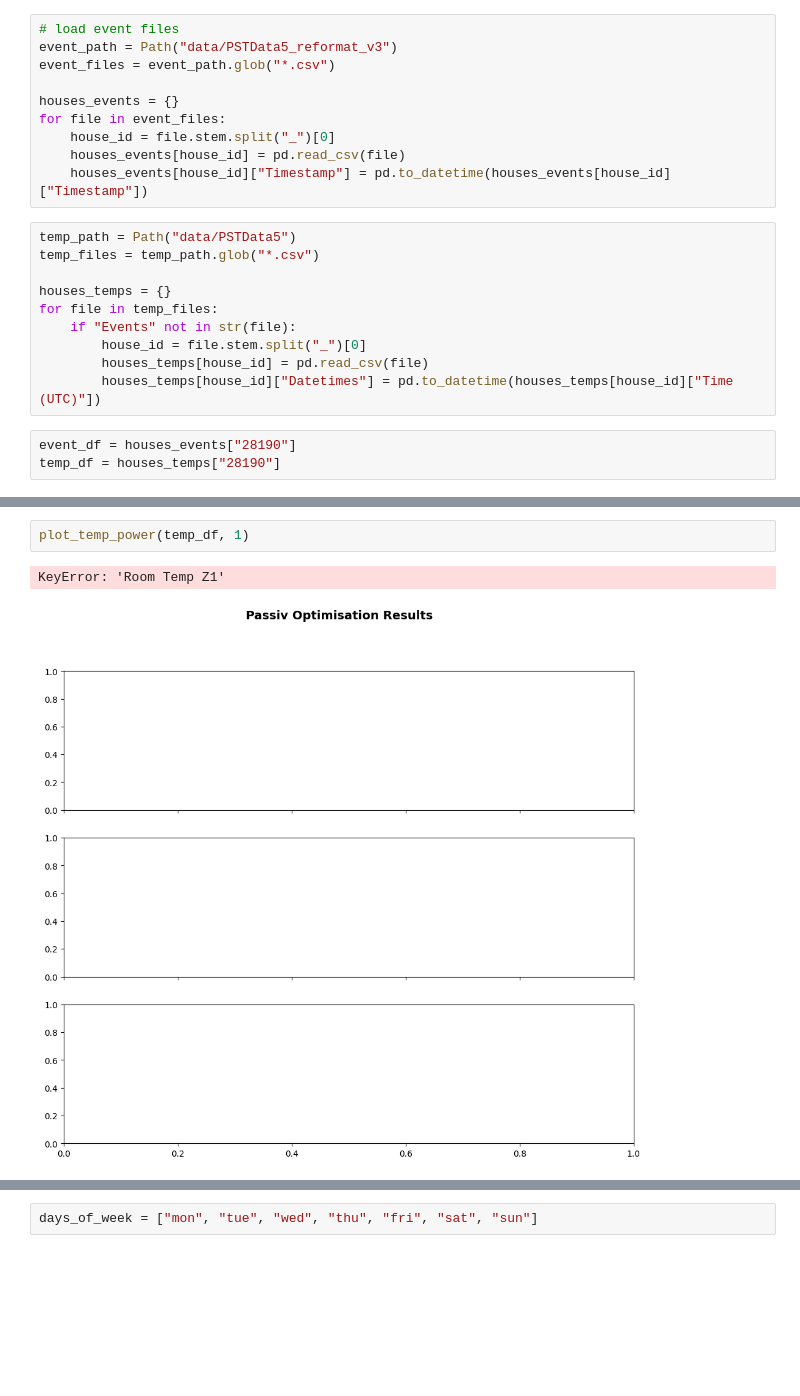
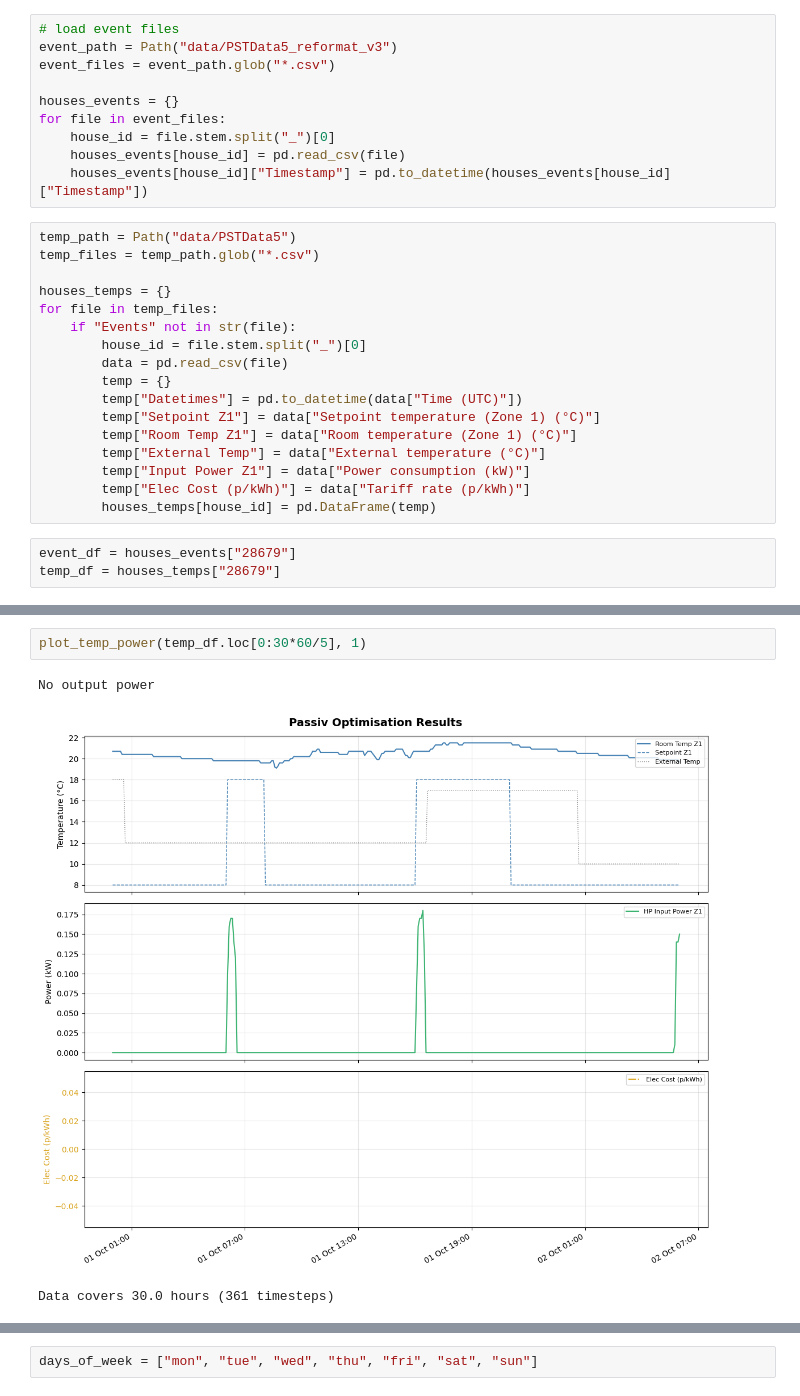
Before and after one commit to PracticeOrientedAICDT/PassivUK_Project_Spring_2026, a Jupyter notebook: explainable-AI/ecoheat_comparison.ipynb, the cells around one changed output, grey strips where cells are left out. Cells and saved outputs as stored; diff of their text form; blank space fills up the shorter version.

Commit message:
update: update plotting functionality, to work for temp data too

```diff
--- a/explainable-AI/ecoheat_comparison.ipynb
+++ b/explainable-AI/ecoheat_comparison.ipynb
@@ -39,11 +39,18 @@ houses_temps = {}
 for file in temp_files:
     if "Events" not in str(file):
         house_id = file.stem.split("_")[0]
-        houses_temps[house_id] = pd.read_csv(file)
-        houses_temps[house_id]["Datetimes"] = pd.to_datetime(houses_temps[house_id]["Time (UTC)"])
+        data = pd.read_csv(file)
+        temp = {}
+        temp["Datetimes"] = pd.to_datetime(data["Time (UTC)"])
+        temp["Setpoint Z1"] = data["Setpoint temperature (Zone 1) (°C)"]
+        temp["Room Temp Z1"] = data["Room temperature (Zone 1) (°C)"]
+        temp["External Temp"] = data["External temperature (°C)"]
+        temp["Input Power Z1"] = data["Power consumption (kW)"]
+        temp["Elec Cost (p/kWh)"] = data["Tariff rate (p/kWh)"]
+        houses_temps[house_id] = pd.DataFrame(temp)
 # %%
-event_df = houses_events["28190"]
-temp_df = houses_temps["28190"]
+event_df = houses_events["28679"]
+temp_df = houses_temps["28679"]
 # %%
 event_df
 # %% [output]
@@ -79,8 +86,9 @@ temp_df
 # %%
-plot_temp_power(temp_df, 1)
+plot_temp_power(temp_df.loc[0:30*60/5], 1)
 # %% [output]
-KeyError: 'Room Temp Z1'
+No output power
-[figure, old version]
+[figure, new version]
+Data covers 30.0 hours (361 timesteps)
 # %%
 mask = event_df["Type"] == "Schedule"
 schedules = event_df.loc[mask, ["Timestamp", "Payload"]]
```
Also changed, not shown: parts of 4 cells of this notebook, 1 other file.
